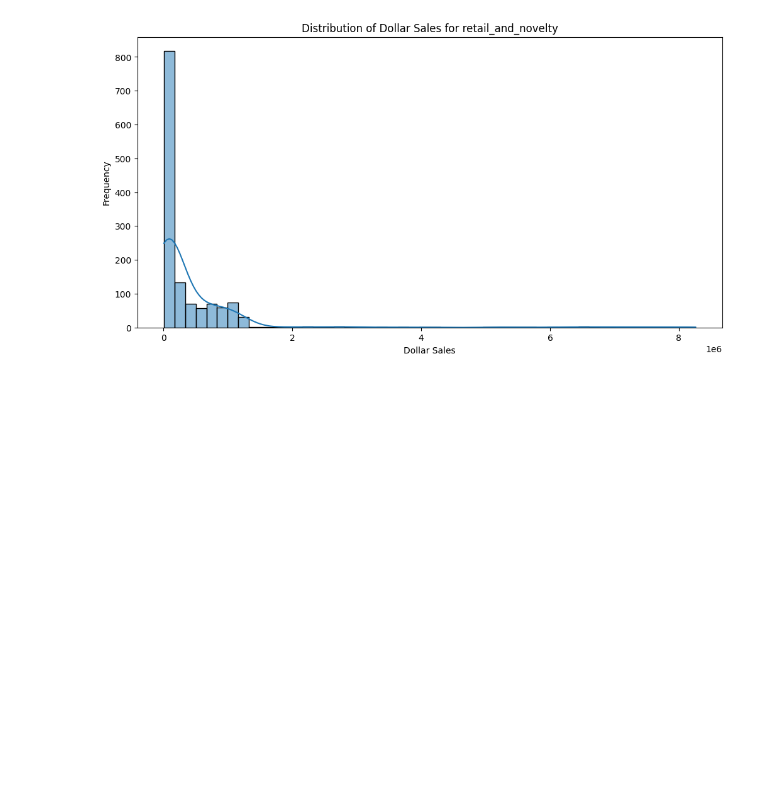
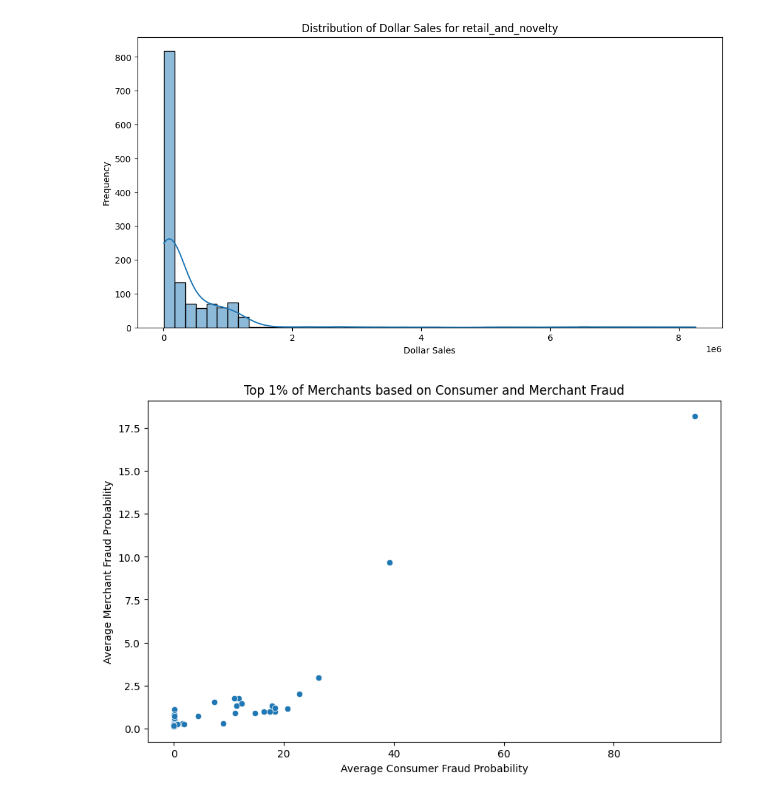
Before and after one commit to jameslafontaine/unimelb-mast30034-industry-project, a Jupyter notebook: notebooks/analysis/distribution_outlier/distribution_analysis.ipynb, the cells around one changed output. Drawn from its saved outputs; the diff is of its cells as text; code cells hidden in the pictures; blank space fills up the shorter version.

```diff
--- a/notebooks/analysis/distribution_outlier/distribution_analysis.ipynb
+++ b/notebooks/analysis/distribution_outlier/distribution_analysis.ipynb
@@ -267,3 +260,22 @@ for segment in segments:
 [figure]
 [figure]
 [figure]
+# %%
+consumer_fraud_threshold = df.approxQuantile("average_consumer_fraud_probability", [0.5], 0.5)[0]
+merchant_fraud_threshold = df.approxQuantile("average_merchant_fraud_probability", [0.5], 0.5)[0]
+
+# 2. Filter the DataFrame
+filtered_df = df.filter((col("average_consumer_fraud_probability") > consumer_fraud_threshold) &
+                        (col("average_merchant_fraud_probability") > merchant_fraud_threshold))
+
+# 3. Plotting
+filtered_df_pandas = filtered_df.toPandas()
+
+plt.figure(figsize=(10, 6))
+sns.scatterplot(data=filtered_df_pandas, x="average_consumer_fraud_probability", y="average_merchant_fraud_probability")
+plt.title("Top 1% of Merchants based on Consumer and Merchant Fraud")
+plt.xlabel("Average Consumer Fraud Probability")
+plt.ylabel("Average Merchant Fraud Probability")
+plt.show()
+# %% [output]
+[figure, added]
```
Also changed, not shown: parts of 4 cells of this notebook, 2 other files.
